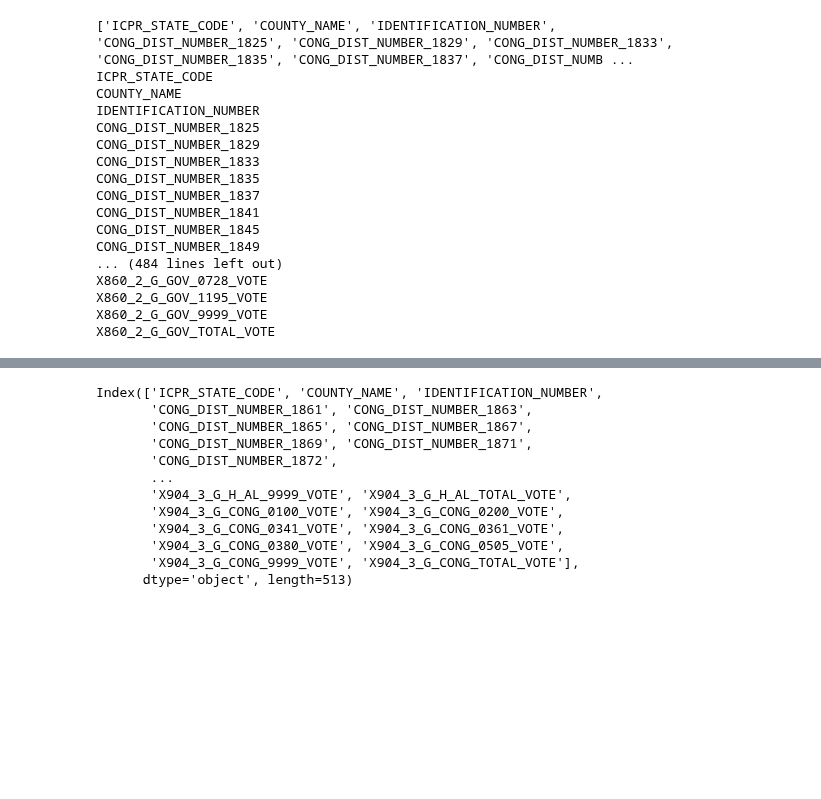
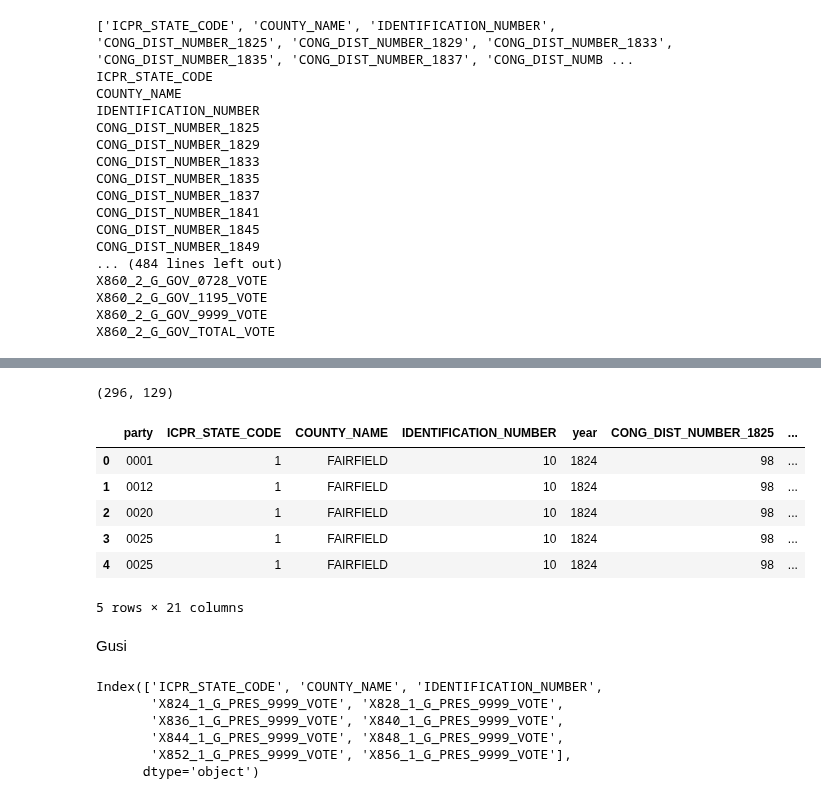
Before and after one commit to batShimon/similarity_data, a Jupyter notebook: cleanElectReturnData.ipynb, the cells around one changed output, grey strips where cells are left out. Cells and saved outputs as stored; diff of their text form; code cells hidden in the pictures; blank space fills up the shorter version.

```diff
--- a/cleanElectReturnData.ipynb
+++ b/cleanElectReturnData.ipynb
@@ -115,0 +152,7 @@ df2 = pd.read_csv(path.join(raw_data_dir, "./ICPSR_election_returns/DS0002/00001
+# %%
+# Step 3: Merge all reshaped groups into a single DataFrame
+final_df = reshaped_dataframes[0]
+for additional_df in reshaped_dataframes[1:]:
+    final_df = final_df.merge(additional_df, on=id_vars + ['year'], how='outer')
+
+final_df = final_df[['year'] + [col for col in final_df.columns if col != 'year']]
@@ -115,0 +183,46 @@ df2 = pd.read_csv(path.join(raw_data_dir, "./ICPSR_election_returns/DS0002/00001
+# %%
+final_df.shape
+# %% [output]
+(296, 129)
+# %%
+# Step 1: Identify columns and group them by their base name (e.g., `3_G_CONG_VOTE`)
+id_vars = ['ICPR_STATE_CODE', 'COUNTY_NAME', 'IDENTIFICATION_NUMBER', 'year'] + [col for col in df.columns if col.startswith('CONG')]
+grouped_columns = {}
+
+# Group columns by removing the party part (everything except the middle number)
+for col in final_df.columns:
+    if '_VOTE' in col:  # Ensure we're only processing relevant columns
+        base_name = '_'.join(col.split('_')[:3] + ['VOTE'])  # Keep everything but the middle part
+        if base_name not in grouped_columns:
+            grouped_columns[base_name] = []
+        grouped_columns[base_name].append(col)
+# %%
+# Step 2: Reshape each group and combine into a single table
+reshaped_dataframes = []
+
+for base_name, cols in grouped_columns.items():
+    # Reshape the group into long format
+    temp_df = pd.melt(final_df, id_vars=id_vars, value_vars=cols,
+                      var_name='party', value_name=base_name)
+    # Extract the `party` from the middle part of the column name
+    temp_df['party'] = temp_df['party'].str.extract(r'_(\d{4})_').astype(str)
+    reshaped_dataframes.append(temp_df)
+# %%
+# Step 3: Merge all reshaped groups into a single DataFrame
+final_df_long = reshaped_dataframes[0]
+for additional_df in reshaped_dataframes[1:]:
+    final_df_long = final_df_long.merge(additional_df, on=id_vars + ['party'], how='outer')
+
+final_df_long = final_df_long[['party'] + [col for col in final_df_long.columns if col != 'party']]
+# %%
+final_df_long.head()
+# %% [output]
+|  | party | ICPR_STATE_CODE | COUNTY_NAME | IDENTIFICATION_NUMBER | year | CONG_DIST_NUMBER_1825 | ... |
+| 0 | 0001 | 1 | FAIRFIELD | 10 | 1824 | 98 | ... |
+| 1 | 0012 | 1 | FAIRFIELD | 10 | 1824 | 98 | ... |
+| 2 | 0020 | 1 | FAIRFIELD | 10 | 1824 | 98 | ... |
+| 3 | 0025 | 1 | FAIRFIELD | 10 | 1824 | 98 | ... |
+| 4 | 0025 | 1 | FAIRFIELD | 10 | 1824 | 98 | ... |
+5 rows × 21 columns
+# %% [markdown]
+Gusi
@@ -116,15 +241,9 @@ df2 = pd.read_csv(path.join(raw_data_dir, "./ICPSR_election_returns/DS0002/00001
 # %%
-df2.columns
+filtered_df.columns
 # %% [output]
 Index(['ICPR_STATE_CODE', 'COUNTY_NAME', 'IDENTIFICATION_NUMBER',
-       'CONG_DIST_NUMBER_1861', 'CONG_DIST_NUMBER_1863',
-       'CONG_DIST_NUMBER_1865', 'CONG_DIST_NUMBER_1867',
-       'CONG_DIST_NUMBER_1869', 'CONG_DIST_NUMBER_1871',
-       'CONG_DIST_NUMBER_1872',
-       ...
-       'X904_3_G_H_AL_9999_VOTE', 'X904_3_G_H_AL_TOTAL_VOTE',
-       'X904_3_G_CONG_0100_VOTE', 'X904_3_G_CONG_0200_VOTE',
-       'X904_3_G_CONG_0341_VOTE', 'X904_3_G_CONG_0361_VOTE',
-       'X904_3_G_CONG_0380_VOTE', 'X904_3_G_CONG_0505_VOTE',
-       'X904_3_G_CONG_9999_VOTE', 'X904_3_G_CONG_TOTAL_VOTE'],
-      dtype='object', length=513)
+       'X824_1_G_PRES_9999_VOTE', 'X828_1_G_PRES_9999_VOTE',
+       'X836_1_G_PRES_9999_VOTE', 'X840_1_G_PRES_9999_VOTE',
+       'X844_1_G_PRES_9999_VOTE', 'X848_1_G_PRES_9999_VOTE',
+       'X852_1_G_PRES_9999_VOTE', 'X856_1_G_PRES_9999_VOTE'],
+      dtype='object')
```
Also changed, not shown: parts of 12 cells of this notebook.
